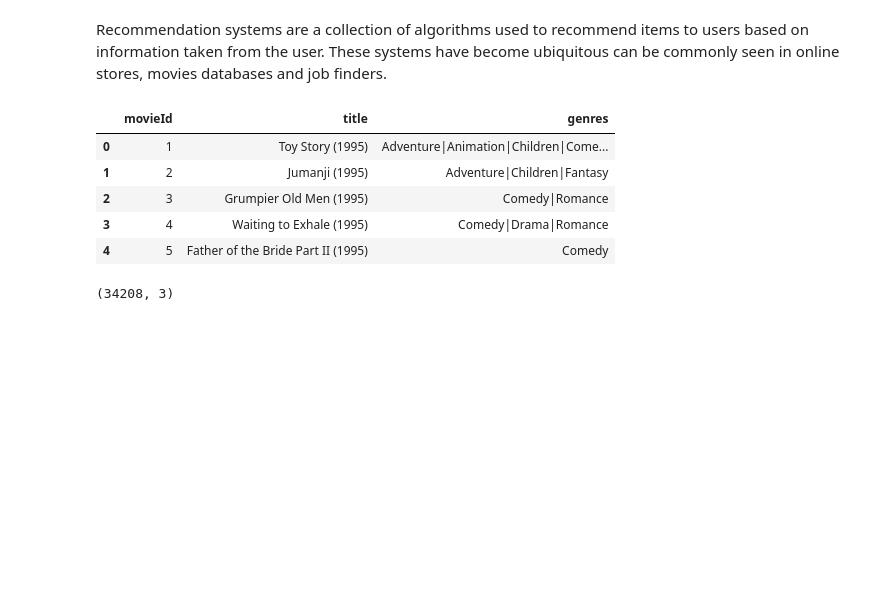
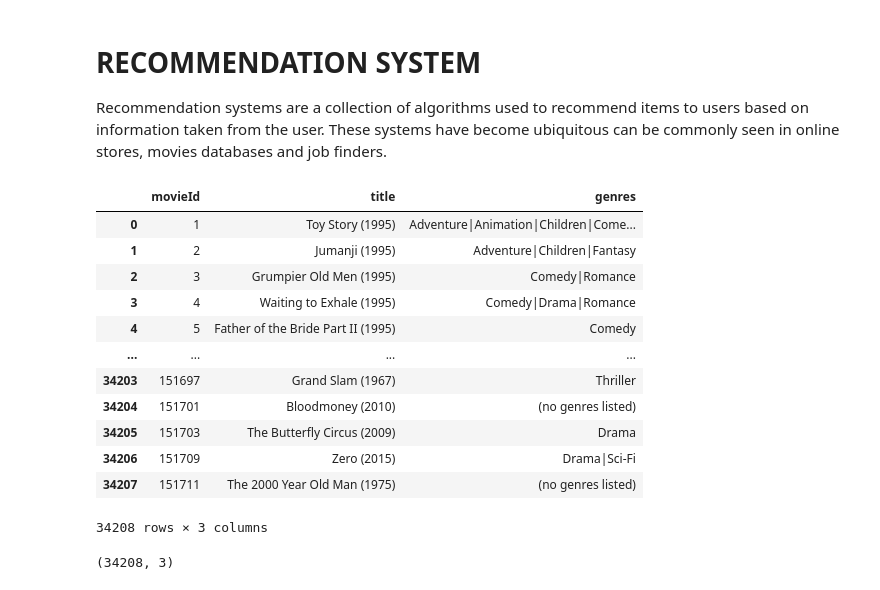
Before and after one commit to jkalra-be18/Project, a Jupyter notebook: Content_Based_Recommendation_System.ipynb, the cells around one changed output. Cells and saved outputs as stored; diff of their text form; code cells hidden in the pictures; blank space fills up the shorter version.

```diff
--- a/Content_Based_Recommendation_System.ipynb
+++ b/Content_Based_Recommendation_System.ipynb
@@ -1,4 +1,5 @@
 # %% [markdown]
+# RECOMMENDATION SYSTEM
 Recommendation systems are a collection of algorithms used to recommend items to users based on information taken from the user. These systems have become ubiquitous can be commonly seen in online stores, movies databases and job finders.
 # %%
 import pandas as pd
@@ -8,14 +9,23 @@ import matplotlib.pyplot as plt
 from math import sqrt
 # %%
 movies_df = pd.read_csv(r'C:\Users\Administrator\Downloads\movies.csv')
-movies_df.head()
+#dataset of around 34k movies
-# %% [output]
-|  | movieId | title | genres |
-| 0 | 1 | Toy Story (1995) | Adventure|Animation|Children|Come... |
-| 1 | 2 | Jumanji (1995) | Adventure|Children|Fantasy |
-| 2 | 3 | Grumpier Old Men (1995) | Comedy|Romance |
-| 3 | 4 | Waiting to Exhale (1995) | Comedy|Drama|Romance |
-| 4 | 5 | Father of the Bride Part II (1995) | Comedy |
+# %%
+movies_df
+# %% [output]
+|  | movieId | title | genres |
+| 0 | 1 | Toy Story (1995) | Adventure|Animation|Children|Come... |
+| 1 | 2 | Jumanji (1995) | Adventure|Children|Fantasy |
+| 2 | 3 | Grumpier Old Men (1995) | Comedy|Romance |
+| 3 | 4 | Waiting to Exhale (1995) | Comedy|Drama|Romance |
+| 4 | 5 | Father of the Bride Part II (1995) | Comedy |
+| ... | ... | ... | ... |
+| 34203 | 151697 | Grand Slam (1967) | Thriller |
+| 34204 | 151701 | Bloodmoney (2010) | (no genres listed) |
+| 34205 | 151703 | The Butterfly Circus (2009) | Drama |
+| 34206 | 151709 | Zero (2015) | Drama|Sci-Fi |
+| 34207 | 151711 | The 2000 Year Old Man (1975) | (no genres listed) |
+34208 rows × 3 columns
 # %%
 movies_df.shape
 # %% [output]
```
Also changed, not shown: parts of 10 cells of this notebook.
